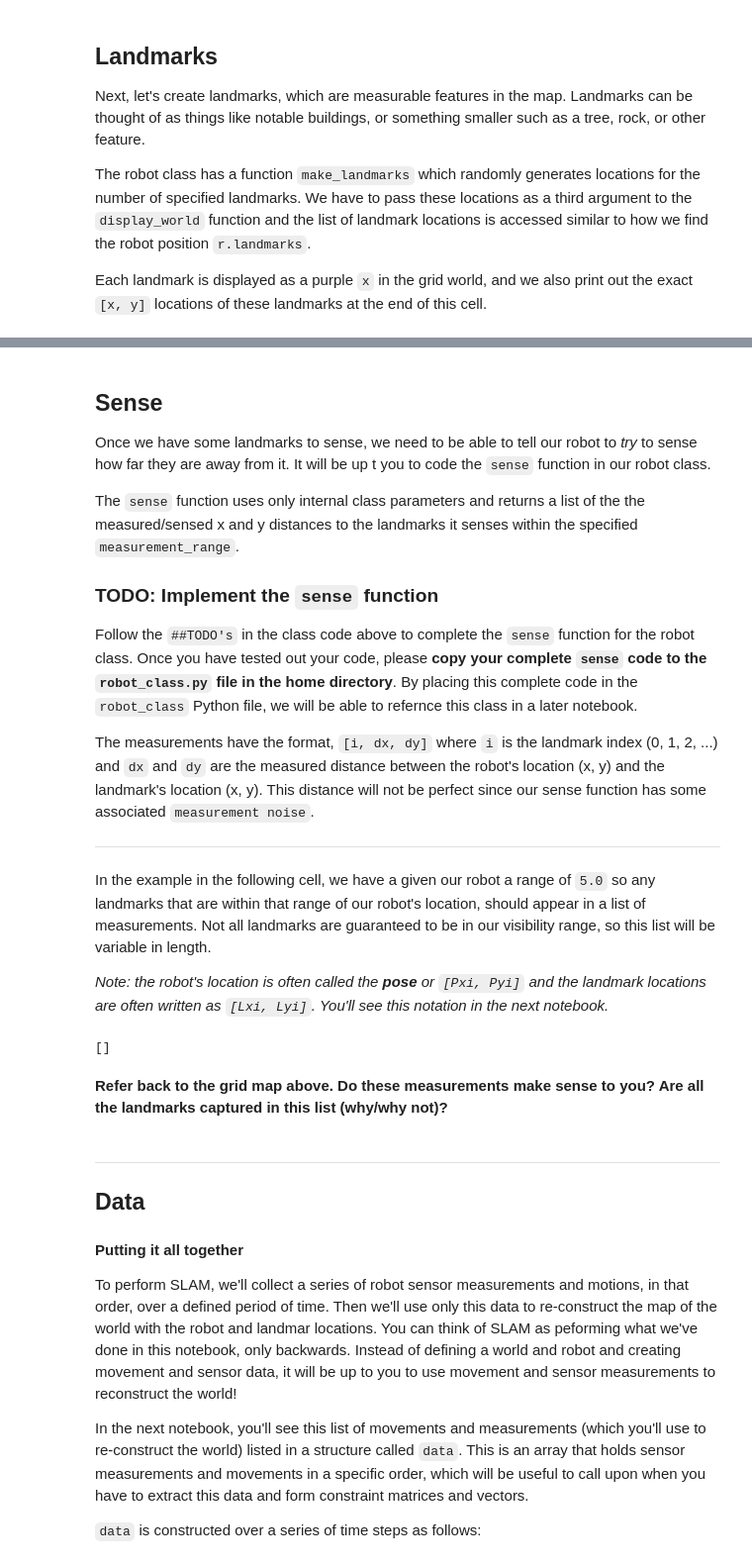
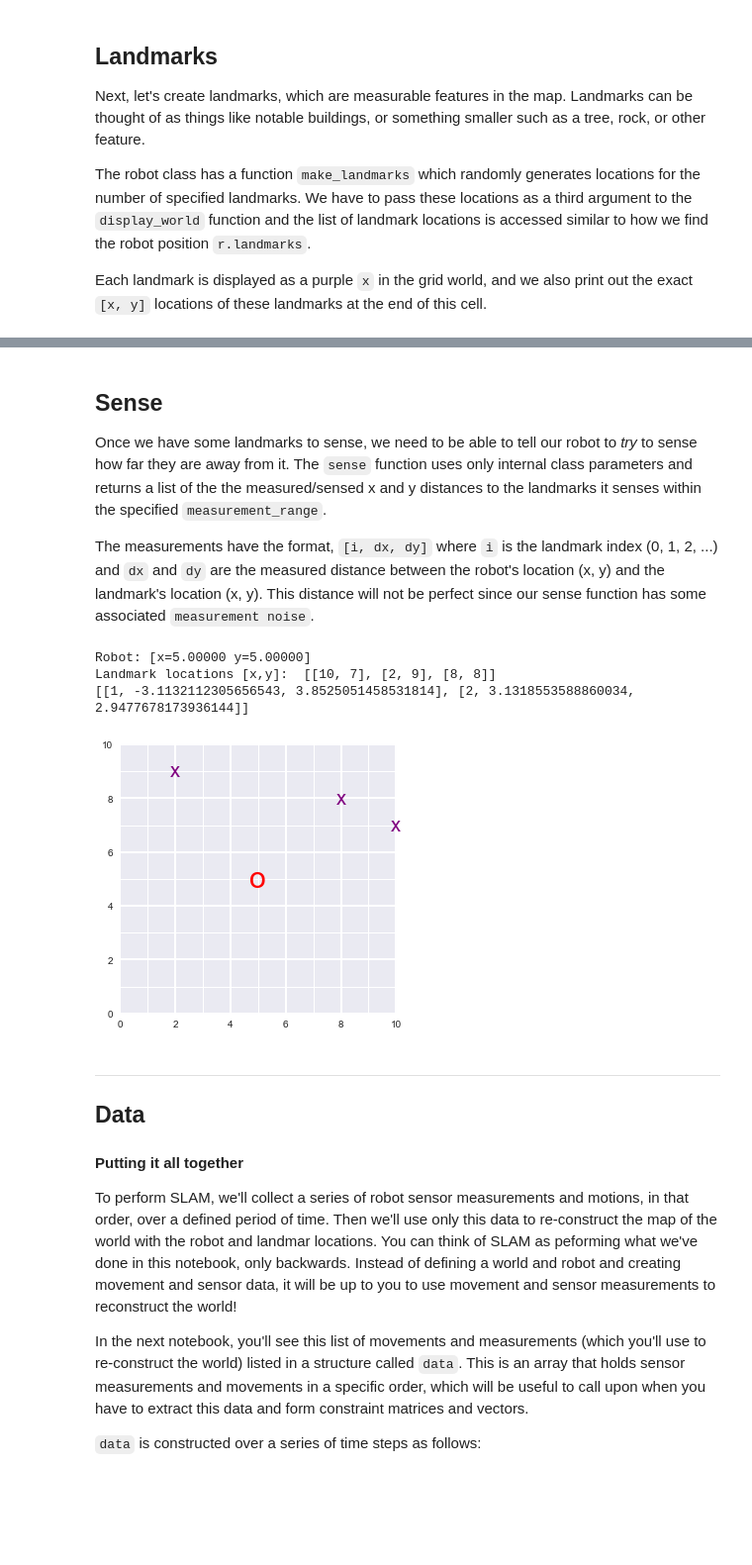
Before and after one commit to puhach/graph-slam, a Jupyter notebook: 1. Robot Moving and Sensing.ipynb, the cells around one changed output, grey strips where cells are left out. Shown at 99% size. Saved outputs shown, nothing was run; the diff lists cells and outputs as text; code cells hidden in the pictures; blank space fills up the shorter version.

Commit message:
Implement sense function

```diff
--- a/1. Robot Moving and Sensing.ipynb
+++ b/1. Robot Moving and Sensing.ipynb
@@ -158,22 +158,12 @@ Landmark locations [x,y]:  [[1, 4], [4, 5], [5, 2]]
 # %% [markdown]
 ## Sense
 
-Once we have some landmarks to sense, we need to be able to tell our robot to *try* to sense how far they are away from it. It will be up t you to code the `sense` function in our robot class.
-
-The `sense` function uses only internal class parameters and returns a list of the the measured/sensed x and y distances to the landmarks it senses within the specified `measurement_range`.
-
-### TODO: Implement the `sense` function
-
-Follow the `##TODO's` in the class code above to complete the `sense` function for the robot class. Once you have tested out your code, please **copy your complete `sense` code to the `robot_class.py` file in the home directory**. By placing this complete code in the `robot_class` Python file, we will be able to refernce this class in a later notebook.
+Once we have some landmarks to sense, we need to be able to tell our robot to *try* to sense how far they are away from it. The `sense` function uses only internal class parameters and returns a list of the the measured/sensed x and y distances to the landmarks it senses within the specified `measurement_range`.
 
 The measurements have the format, `[i, dx, dy]` where `i` is the landmark index (0, 1, 2, ...) and `dx` and `dy` are the measured distance between the robot's location (x, y) and the landmark's location (x, y). This distance will not be perfect since our sense function has some associated `measurement noise`.
-
----
-
-In the example in the following cell, we have a given our robot a range of `5.0` so any landmarks that are within that range of our robot's location, should appear in a list of measurements. Not all landmarks are guaranteed to be in our visibility range, so this list will be variable in length.
-
-*Note: the robot's location is often called the **pose** or `[Pxi, Pyi]` and the landmark locations are often written as `[Lxi, Lyi]`. You'll see this notation in the next notebook.*
 # %%
+from math import *
+
 class robot:
 
     def __init__(self, world_size = 100.0, measurement_range = 30.0,
@@ -231,19 +221,26 @@ class robot:
 
         measurements = []
 
-        ## TODO: iterate through all of the landmarks in a world
-
-        ## TODO: For each landmark
+        ## For each landmark
         ## 1. compute dx and dy, the distances between the robot and the landmark
         ## 2. account for measurement noise by *adding* a noise component to dx and dy
         ##    - The noise component should be a random value between [-1.0, 1.0)*measurement_noise
         ##    - Feel free to use the function self.rand() to help calculate this noise component
-        ##    - It may help to reference the `move` function for noise calculation
         ## 3. If either of the distances, dx or dy, fall outside of the internal var, measurement_range
         ##    then we cannot record them; if they do fall in the range, then add them to the measurements list
         ##    as list.append([index, dx, dy]), this format is important for data creation done later
 
-        ## TODO: return the final, complete list of measurements
+        for i, lk in enumerate(self.landmarks):
+            dx = lk[0] - self.x
+            dy = lk[1] - self.y
+            dx += self.rand()*self.measurement_noise
+            dy += self.rand()*self.measurement_noise
+            d = sqrt(dx*dx + dy*dy)
+
+            if d <= self.measurement_range:
+                measurements += [[i, dx, dy]]
+                #measurements += [(i, dx, dy)]
+
         return measurements
 
 
@@ -258,7 +255,6 @@ class robot:
         self.num_landmarks = num_landmarks
 
 
-    # called when print(robot) is called; prints the robot's location
     def __repr__(self):
         """
         Called when print(robot) is called; prints the robot's location.
@@ -267,16 +263,30 @@ class robot:
 # %%
 # instantiate a robot, r
 r = robot(world_size, measurement_range, motion_noise, measurement_noise)
+
+# create any number of landmarks
+num_landmarks = 3
+r.make_landmarks(num_landmarks)
+
+# print out our robot's exact location
+print(r)
+
+# print the locations of the landmarks
+print('Landmark locations [x,y]: ', r.landmarks)
 
 # try to sense any surrounding landmarks
 measurements = r.sense()
 
 # this will print out an empty list if `sense` has not been implemented
 print(measurements)
+
+# display the world including these landmarks
+display_world(int(world_size), [r.x, r.y], r.landmarks)
 # %% [output]
-[]
+Robot: [x=5.00000 y=5.00000]
+Landmark locations [x,y]:  [[10, 7], [2, 9], [8, 8]]
+[[1, -3.1132112305656543, 3.8525051458531814], [2, 3.1318553588860034, 2.9477678173936144]]
+[figure, added]
-# %% [markdown]
-**Refer back to the grid map above. Do these measurements make sense to you? Are all the landmarks captured in this list (why/why not)?**
 # %% [markdown]
 ---
 ## Data
```
Also changed, not shown: parts of 2 cells of this notebook, 1 other file.
